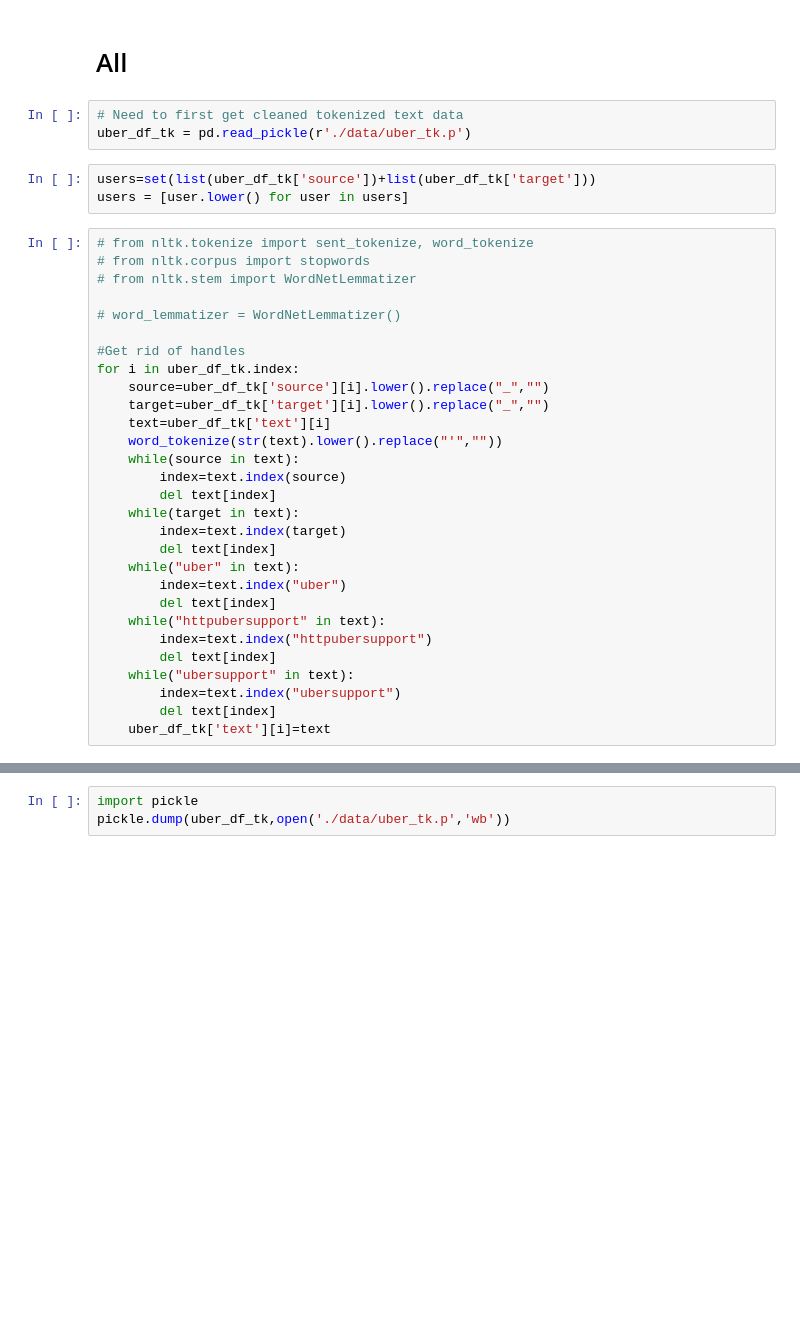
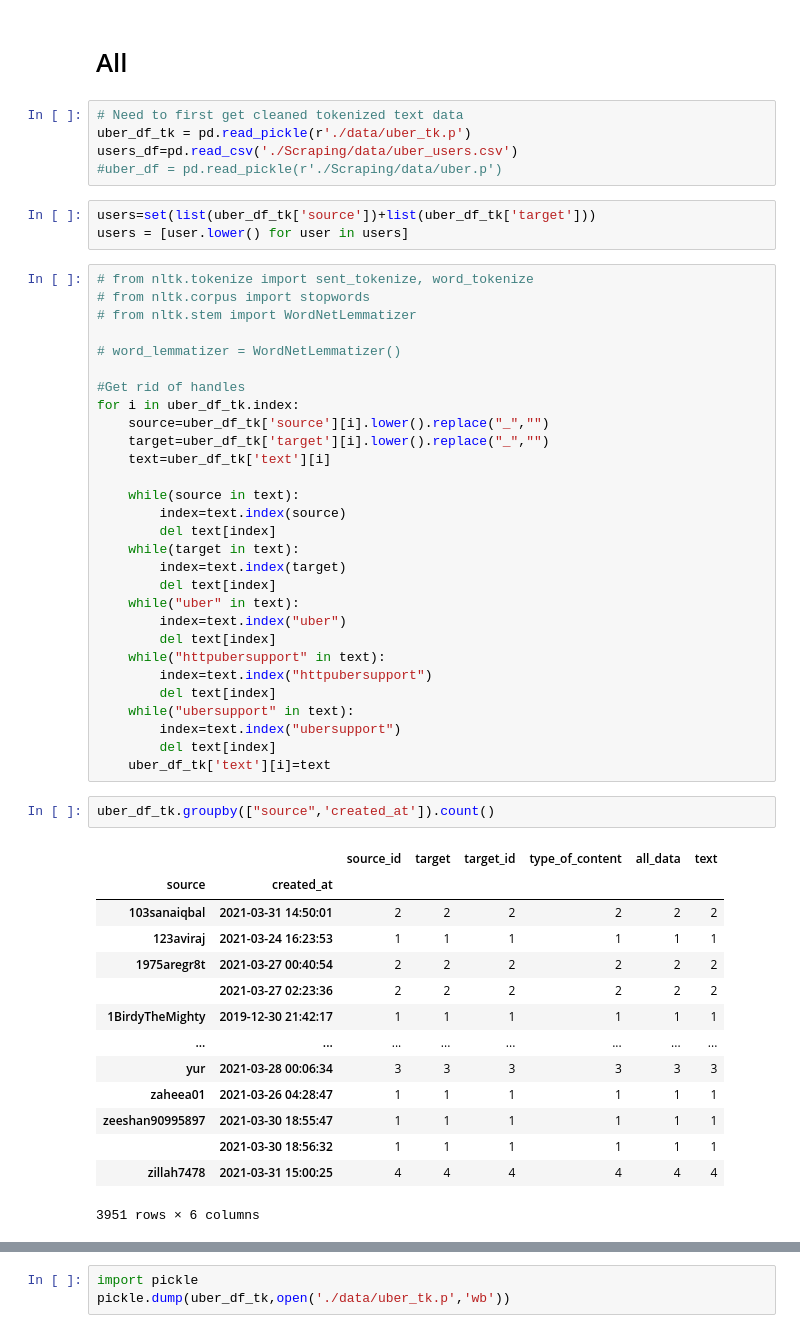
Before and after one commit to bogdan-tanasie/SMF, a Jupyter notebook: TopicModeling.ipynb, the cells around one changed output, grey strips where cells are left out. Drawn from its saved outputs; the diff is of its cells as text; blank space fills up the shorter version.

```diff
--- a/TopicModeling.ipynb
+++ b/TopicModeling.ipynb
@@ -102,6 +85,8 @@ def lda_base(df, n_topics=5):
 # %%
 # Need to first get cleaned tokenized text data
 uber_df_tk = pd.read_pickle(r'./data/uber_tk.p')
+users_df=pd.read_csv('./Scraping/data/uber_users.csv')
+#uber_df = pd.read_pickle(r'./Scraping/data/uber.p')
 # %%
 users=set(list(uber_df_tk['source'])+list(uber_df_tk['target']))
 users = [user.lower() for user in users]
@@ -117,7 +102,7 @@ for i in uber_df_tk.index:
     source=uber_df_tk['source'][i].lower().replace("_","")
     target=uber_df_tk['target'][i].lower().replace("_","")
     text=uber_df_tk['text'][i]
-    word_tokenize(str(text).lower().replace("'",""))
+
     while(source in text):
         index=text.index(source)
         del text[index]
@@ -134,3 +119,20 @@ for i in uber_df_tk.index:
         index=text.index("ubersupport")
         del text[index]
     uber_df_tk['text'][i]=text
+# %%
+uber_df_tk.groupby(["source",'created_at']).count()
+# %% [output]
+|  |  | source_id | target | target_id | type_of_content | all_data | text |
+| source | created_at |  |  |  |  |  |  |
+| 103sanaiqbal | 2021-03-31 14:50:01 | 2 | 2 | 2 | 2 | 2 | 2 |
+| 123aviraj | 2021-03-24 16:23:53 | 1 | 1 | 1 | 1 | 1 | 1 |
+| 1975aregr8t | 2021-03-27 00:40:54 | 2 | 2 | 2 | 2 | 2 | 2 |
+|  | 2021-03-27 02:23:36 | 2 | 2 | 2 | 2 | 2 | 2 |
+| 1BirdyTheMighty | 2019-12-30 21:42:17 | 1 | 1 | 1 | 1 | 1 | 1 |
+| ... | ... | ... | ... | ... | ... | ... | ... |
+| yur | 2021-03-28 00:06:34 | 3 | 3 | 3 | 3 | 3 | 3 |
+| zaheea01 | 2021-03-26 04:28:47 | 1 | 1 | 1 | 1 | 1 | 1 |
+| zeeshan90995897 | 2021-03-30 18:55:47 | 1 | 1 | 1 | 1 | 1 | 1 |
+|  | 2021-03-30 18:56:32 | 1 | 1 | 1 | 1 | 1 | 1 |
+| zillah7478 | 2021-03-31 15:00:25 | 4 | 4 | 4 | 4 | 4 | 4 |
+3951 rows × 6 columns
```
Also changed, not shown: parts of 18 cells of this notebook.
